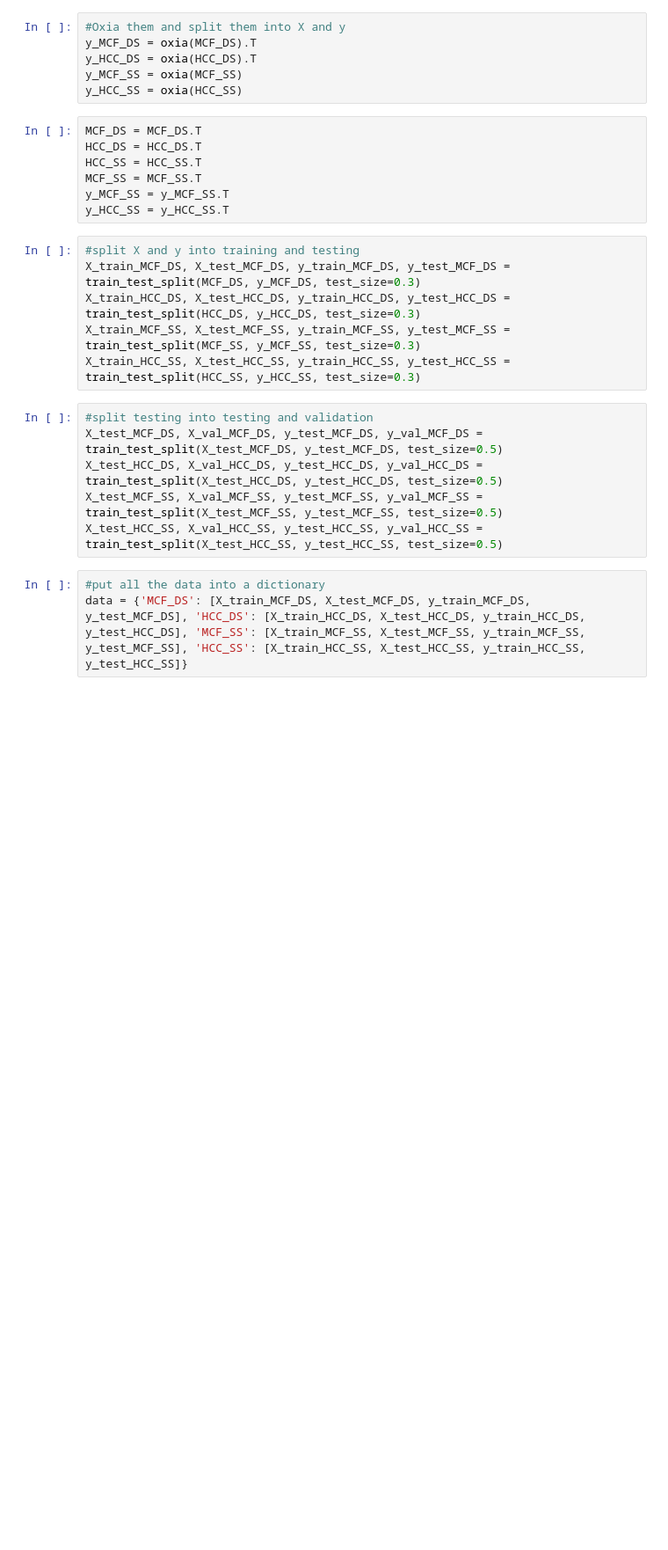
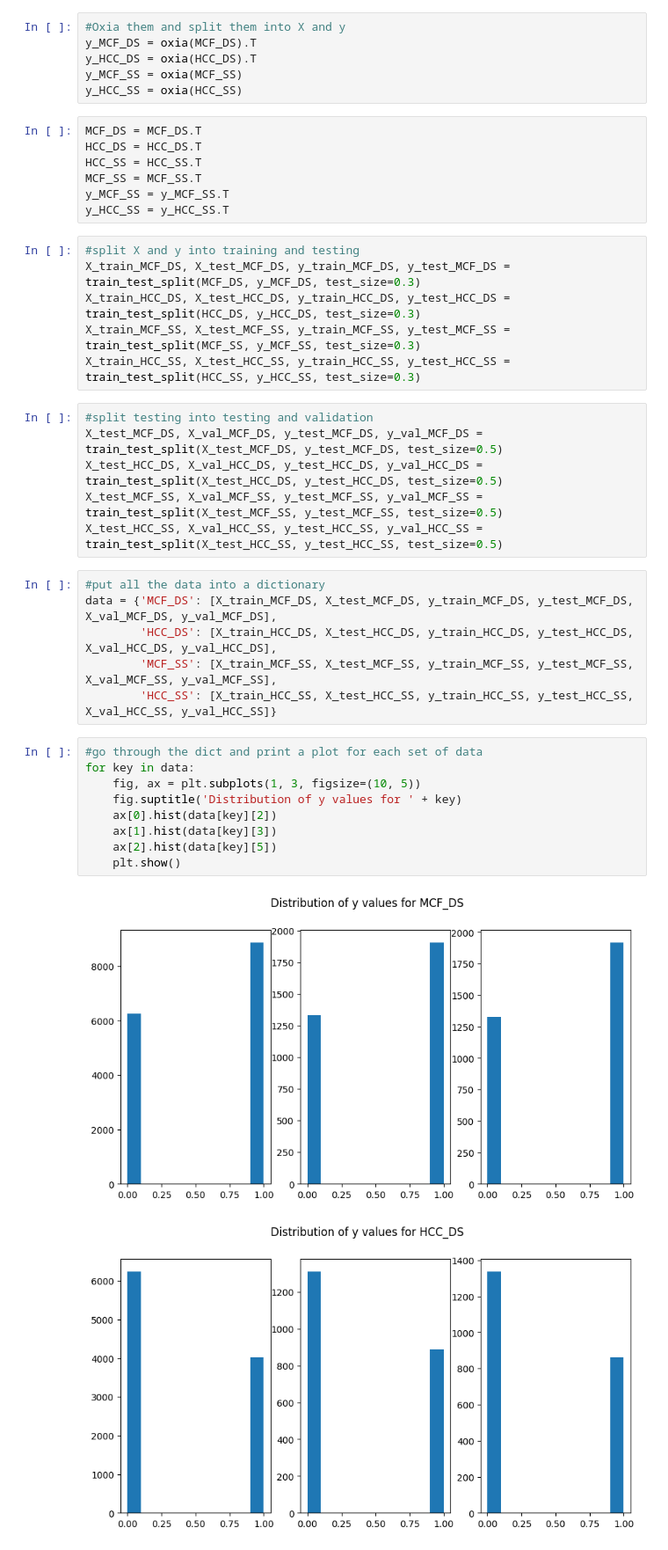
Before and after one commit to MauriceCC04/AI-Lab, a Jupyter notebook: supervised end.ipynb, the cells around one changed output. Shown at 88% size. Drawn from its saved outputs; the diff is of its cells as text; blank space fills up the shorter version.

```diff
--- a/supervised end.ipynb
+++ b/supervised end.ipynb
@@ -69,4 +70,19 @@ X_test_MCF_SS, X_val_MCF_SS, y_test_MCF_SS, y_val_MCF_SS = train_test_split(X_te
 X_test_HCC_SS, X_val_HCC_SS, y_test_HCC_SS, y_val_HCC_SS = train_test_split(X_test_HCC_SS, y_test_HCC_SS, test_size=0.5)
 # %%
 #put all the data into a dictionary
-data = {'MCF_DS': [X_train_MCF_DS, X_test_MCF_DS, y_train_MCF_DS, y_test_MCF_DS], 'HCC_DS': [X_train_HCC_DS, X_test_HCC_DS, y_train_HCC_DS, y_test_HCC_DS], 'MCF_SS': [X_train_MCF_SS, X_test_MCF_SS, y_train_MCF_SS, y_test_MCF_SS], 'HCC_SS': [X_train_HCC_SS, X_test_HCC_SS, y_train_HCC_SS, y_test_HCC_SS]}
+data = {'MCF_DS': [X_train_MCF_DS, X_test_MCF_DS, y_train_MCF_DS, y_test_MCF_DS, X_val_MCF_DS, y_val_MCF_DS],
+        'HCC_DS': [X_train_HCC_DS, X_test_HCC_DS, y_train_HCC_DS, y_test_HCC_DS, X_val_HCC_DS, y_val_HCC_DS],
+        'MCF_SS': [X_train_MCF_SS, X_test_MCF_SS, y_train_MCF_SS, y_test_MCF_SS, X_val_MCF_SS, y_val_MCF_SS],
+        'HCC_SS': [X_train_HCC_SS, X_test_HCC_SS, y_train_HCC_SS, y_test_HCC_SS, X_val_HCC_SS, y_val_HCC_SS]}
+# %%
+#go through the dict and print a plot for each set of data
+for key in data:
+    fig, ax = plt.subplots(1, 3, figsize=(10, 5))
+    fig.suptitle('Distribution of y values for ' + key)
+    ax[0].hist(data[key][2])
+    ax[1].hist(data[key][3])
+    ax[2].hist(data[key][5])
+    plt.show()
+# %% [output]
+[figure, added]
+[figure, added]
```
Also changed, not shown: parts of 8 cells of this notebook.
